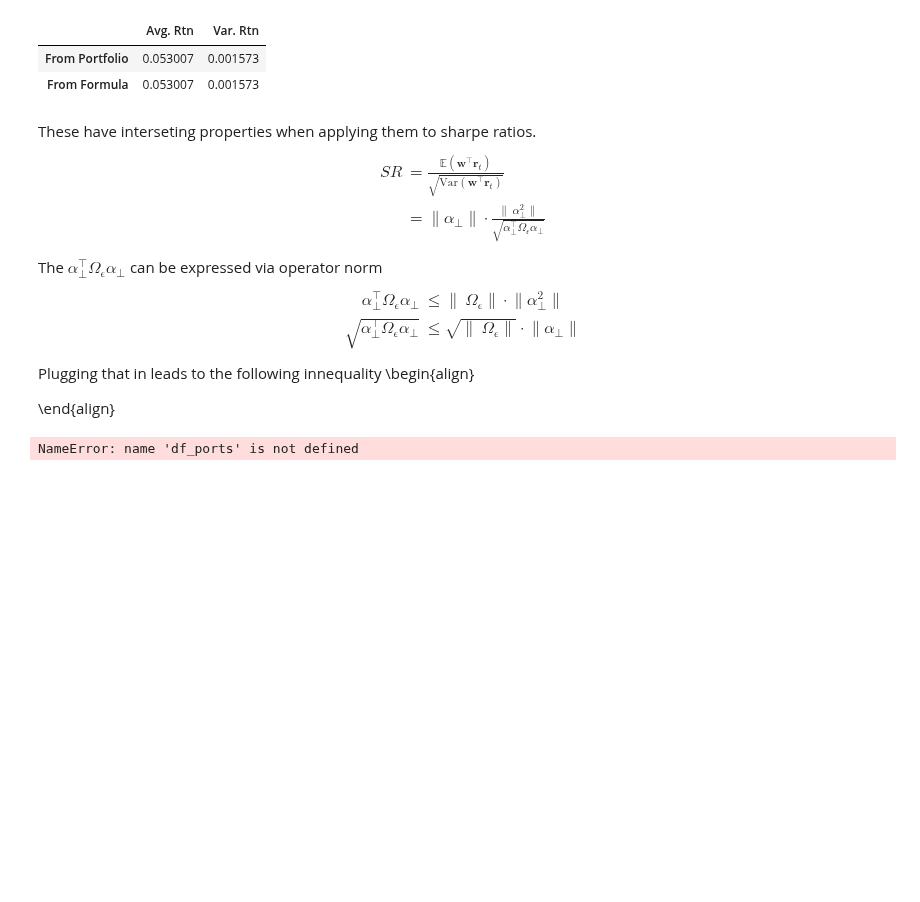
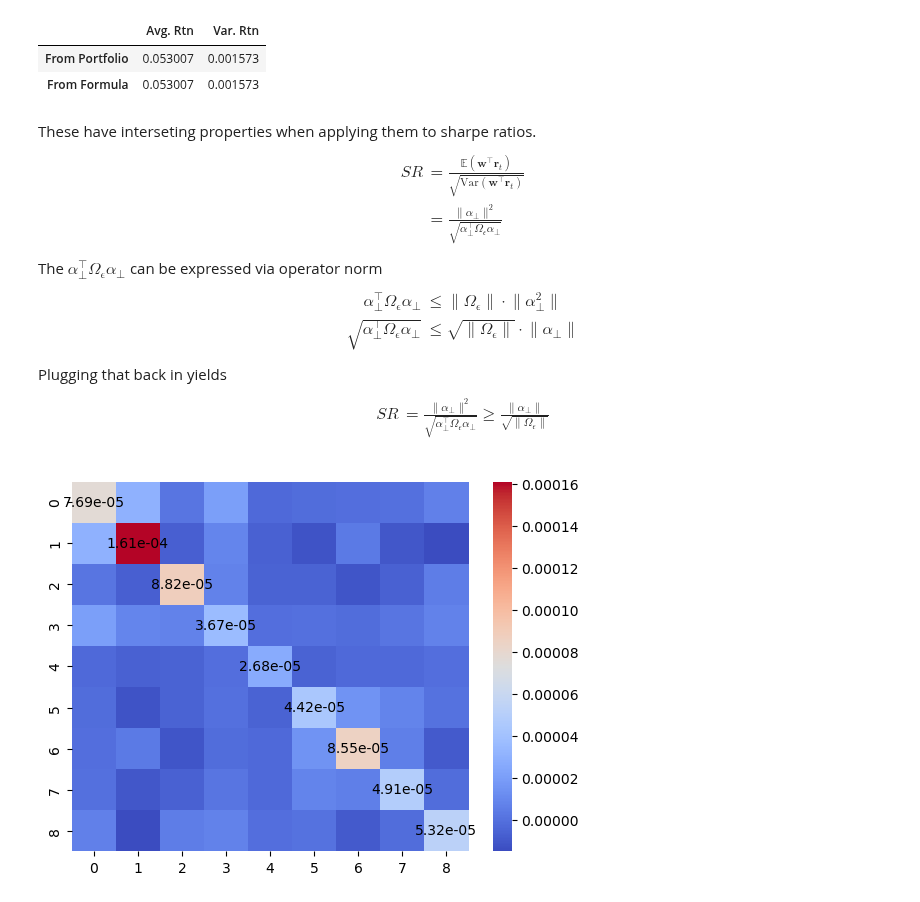
Before and after one commit to diegodalvarez/EQI, a Jupyter notebook: Chapter 4 - Linear Model of Returns.ipynb, the cells around one changed output. Cells and saved outputs as stored; diff of their text form; code cells hidden in the pictures; blank space fills up the shorter version.

```diff
--- a/Chapter 4 - Linear Model of Returns.ipynb
+++ b/Chapter 4 - Linear Model of Returns.ipynb
@@ -250,14 +269,14 @@ omega_epsilon = np.cov(E, rowvar = False)
 These have interseting properties when applying them to sharpe ratios.
 \begin{align}
 SR  &= \frac{\mathbb{E}(\mathbf{w}^\intercal \mathbf{r}_t)}{\sqrt{\textrm{Var}(\mathbf{w}^\intercal \mathbf{r}_t)}} \\
-    &= \lVert{\alpha_{\perp} \rVert} \cdot \frac{\lVert\ \alpha_{\perp}^2 \rVert}{ \sqrt{\alpha_{\perp}^\intercal \Omega_{\epsilon} \alpha_{\perp}}}
+    &= \frac{\lVert \alpha_{\perp} \rVert^2}{\sqrt{\alpha_{\perp}^\intercal \Omega_{\epsilon} \alpha_{\perp}}}
 \end{align}
 The $\alpha_{\perp}^\intercal \Omega_{\epsilon} \alpha_{\perp}$ can be expressed via operator norm
 \begin{align}
-\alpha_{\perp}^\intercal \Omega_{\epsilon} \alpha_{\perp} &\leq \lVert\ \Omega_{\epsilon} \rVert \cdot \lVert \alpha_{\perp}^2 \rVert \\
-\sqrt{\alpha_{\perp}^\intercal \Omega_{\epsilon} \alpha_{\perp}} &\leq  \sqrt{\lVert\ \Omega_{\epsilon} \rVert} \cdot \lVert \alpha_{\perp} \rVert
+\alpha_{\perp}^\intercal \Omega_{\epsilon} \alpha_{\perp} &\leq \lVert \Omega_{\epsilon} \rVert \cdot \lVert \alpha_{\perp}^2 \rVert \\
+\sqrt{\alpha_{\perp}^\intercal \Omega_{\epsilon} \alpha_{\perp}} &\leq \sqrt{\lVert \Omega_{\epsilon} \rVert} \cdot \lVert \alpha_{\perp} \rVert
 \end{align}
-Plugging that in leads to the following innequality
+Plugging that back in yields
 \begin{align}
-
+SR &= \frac{\lVert \alpha_{\perp} \rVert^2}{\sqrt{\alpha_{\perp}^\intercal \Omega_{\epsilon} \alpha_{\perp}}} \geq \frac{\lVert \alpha_{\perp} \rVert}{\sqrt{\lVert \Omega_{\epsilon} \rVert} }
 \end{align}
@@ -267,12 +282,0 @@ variance     = (alpha_perp @ omega_epsilon @ alpha_perp) / (expected_rtn ** 2)
-# %%
-(df_ports
-    .drop(columns = ["date"])
-    .groupby("variable")
-    .agg(lambda x: x.mean() / x.std() * np.sqrt(252))
-    .T
-    .assign(exp_sharpe = lambda x: expected_rtn / variance)
-    .reset_index(drop = True)
-    .rename(columns = renamer)
-    .rename(columns = {"exp_sharpe": "Exp. Sharpe"}))
-# %% [output]
-NameError: name 'df_ports' is not defined
@@ -295,9 +297,12 @@ def annotate_diagonal(data, mask, ax):
 # %%
 ax   = sns.heatmap(omega_epsilon, annot=False, cmap='coolwarm')
 mask = np.zeros_like(omega_epsilon, dtype=bool)
 np.fill_diagonal(mask, True)
 
 
 annotate_diagonal(omega_epsilon, mask, ax)
 
+ax.set_title("")
 plt.show()
+# %% [output]
+[figure, added]
```
Also changed, not shown: parts of 5 cells of this notebook.
